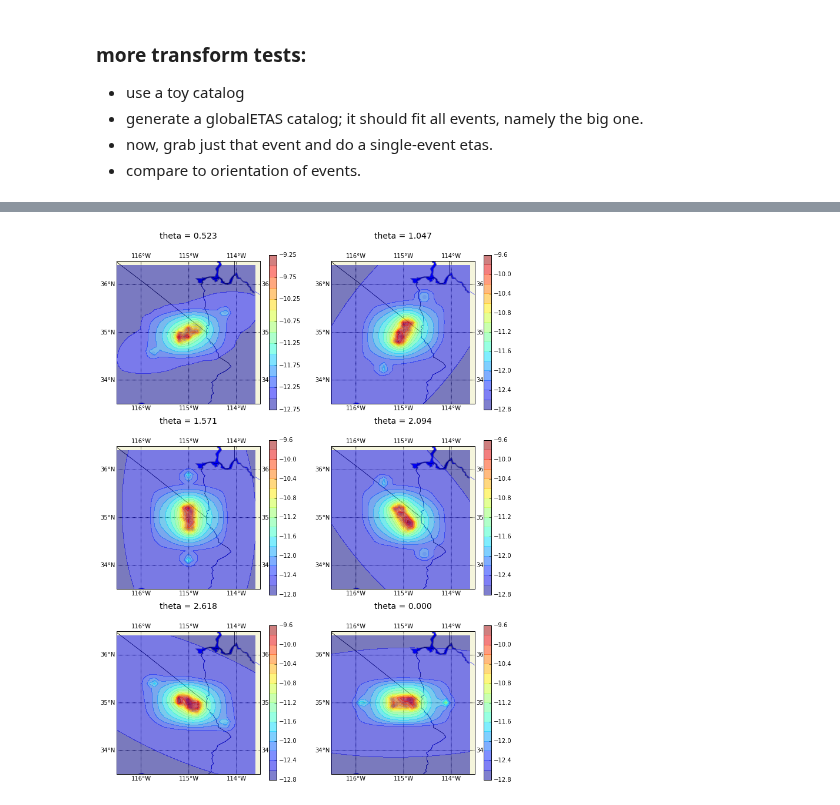
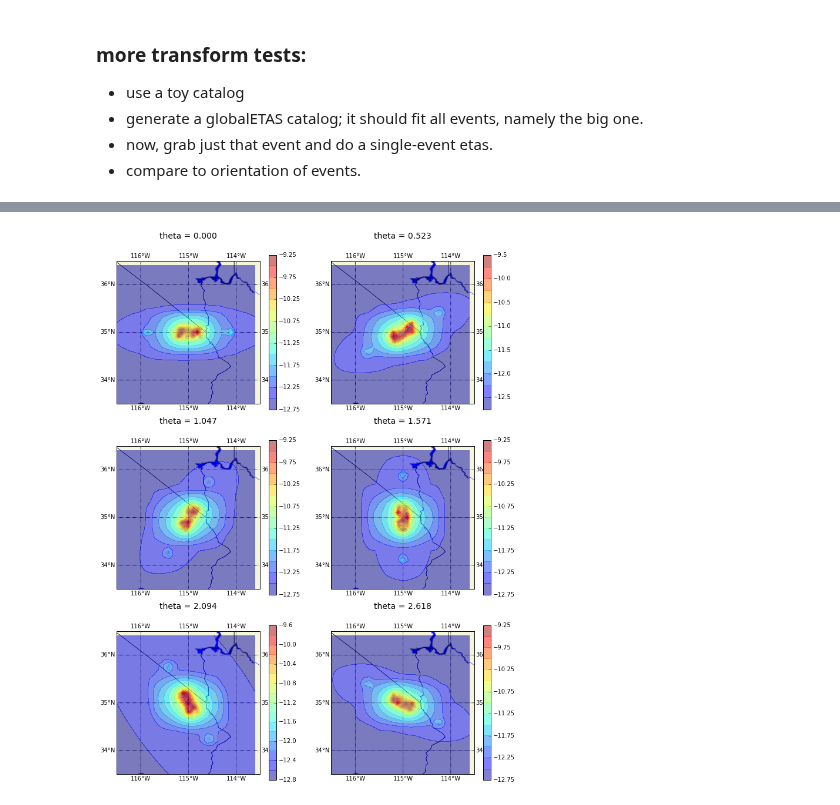
Before and after one commit to markyoder/globalETAS, a Jupyter notebook: globalETAS_unit_tests.ipynb, the cells around one changed output, grey strips where cells are left out. Saved outputs shown, nothing was run; the diff lists cells and outputs as text; code cells hidden in the pictures.

```diff
--- a/globalETAS_unit_tests.ipynb
+++ b/globalETAS_unit_tests.ipynb
@@ -452,7 +452,7 @@ for k,theta in enumerate([(x/6.)*3.141 for x in range(6)]):
     ms_etas = gep.ETAS_mpp(catalog=ms_cat, lats=mylats, lons=mylons, ab_ratio_expon=ab_ratio_expon, ab_ratio_max=2.)
 
     #
-    ax=plt.subplot('{}{}{}'.format(n_rw, n_cl, k))
+    ax=plt.subplot('{}{}{}'.format(n_rw, n_cl, k+1))
     ms_etas.make_etas_contour_map(ax=ax, lats_map=mylats, lons_map=mylons)
     #new_etas.cm.scatter(*zip(*xy_prime), 'o', edgecolors='b', c='none', s=18)
     #new_etas.cm.plot(gep_cat['lon'], gep_cat['lat'], marker='o', color='b', zorder=7, latlon=True)
@@ -578,7 +578,7 @@ for k,theta in enumerate([(x/6.)*3.141 for x in range(6)]):
     ms_etas = gep.ETAS_mpp(catalog=gep_cat, lats=mylats, lons=mylons, ab_ratio_expon=ab_ratio_expon, ab_ratio_max=2.)
 
     #
-    ax=plt.subplot('{}{}{}'.format(n_rw, n_cl, k))
+    ax=plt.subplot('{}{}{}'.format(n_rw, n_cl, k+1))
     ms_etas.make_etas_contour_map(ax=ax, lats_map=mylats, lons_map=mylons)
     #new_etas.cm.scatter(*zip(*xy_prime), 'o', edgecolors='b', c='none', s=18)
     #new_etas.cm.plot(gep_cat['lon'], gep_cat['lat'], marker='o', color='b', zorder=7, latlon=True)
@@ -602,6 +602,6 @@ now gather sub-arrays...
 ... (86 lines left out)
 Indices initiated. begin ETAS ::  [0, 123]
 finished calculateing ETAS (rtree). wrap up in recarray and return.
 etas complete (from mpp_rtree run() loop); now pipe back([0, 123])
 ETAS complete.
-[figure, old version]
+[figure, new version]
```
Also changed, not shown: parts of 2 cells of this notebook, 3 other files.
